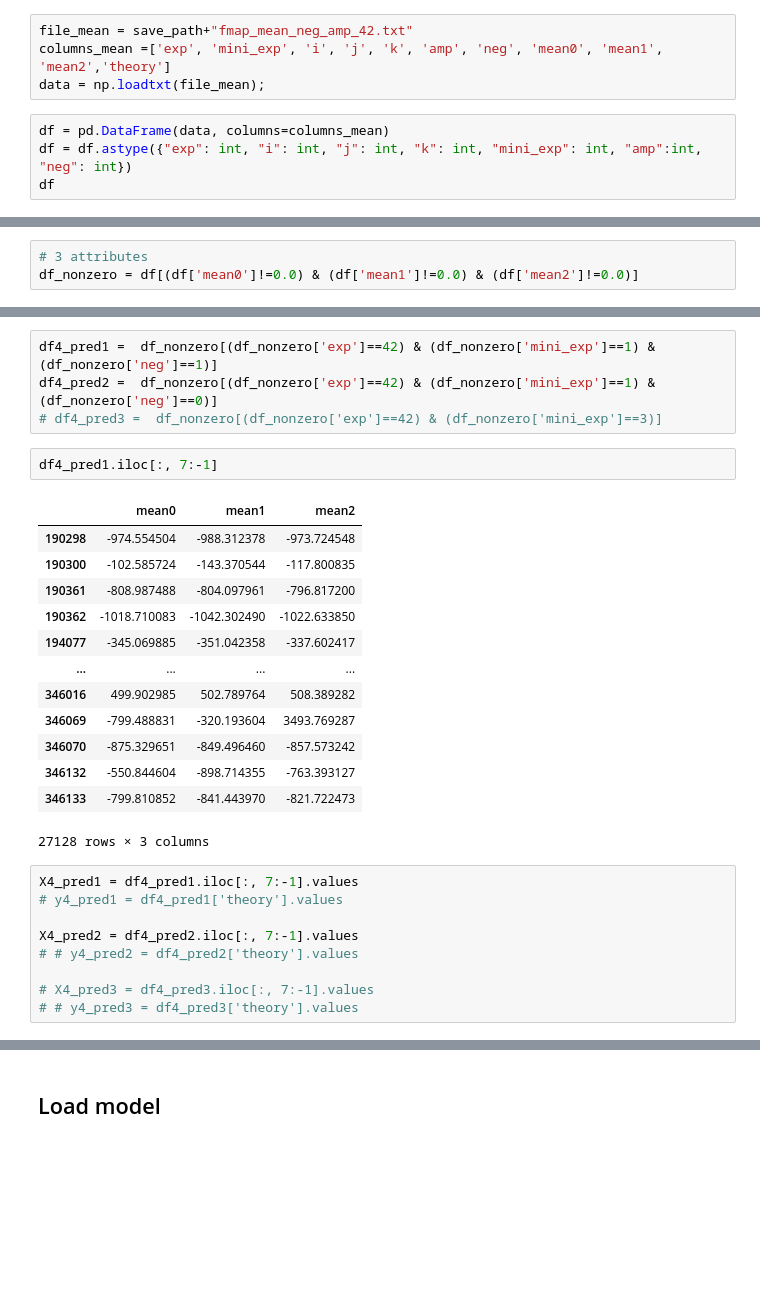
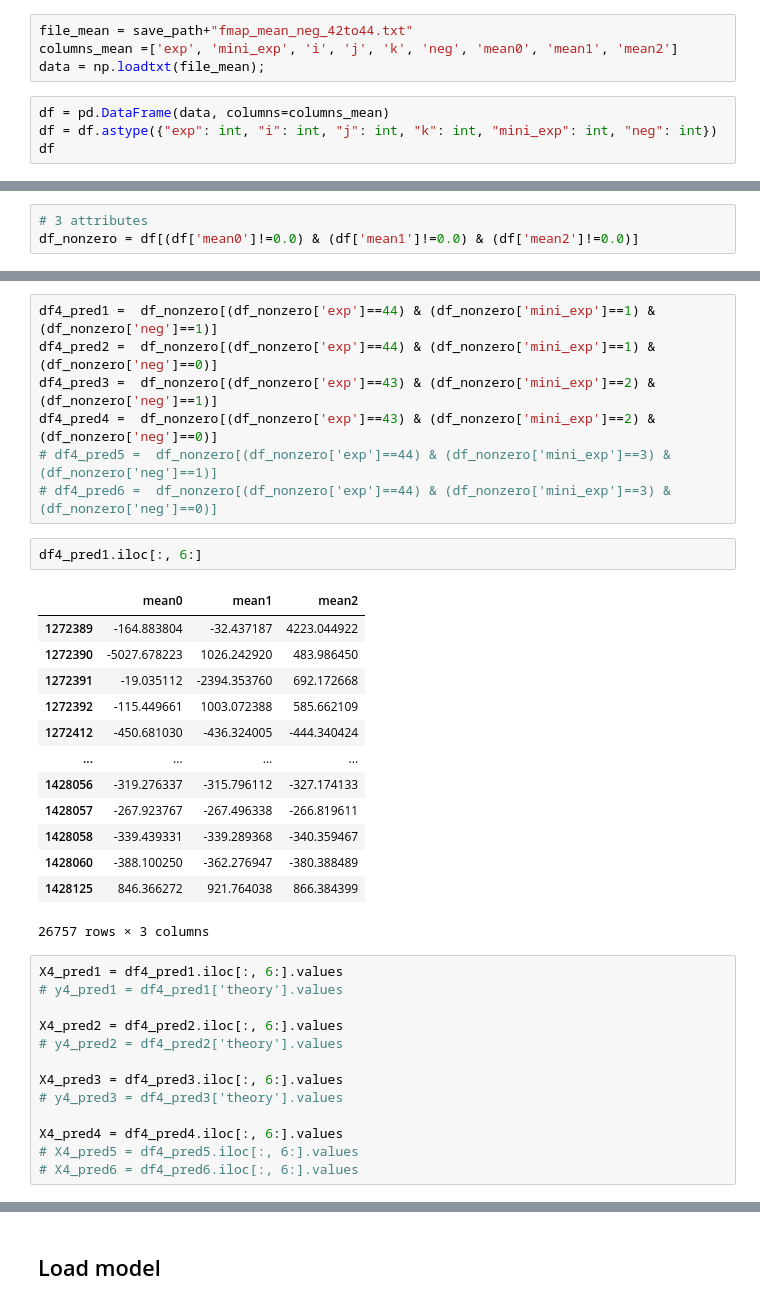
Before and after one commit to chikakoto/tdcs_thesis, a Jupyter notebook: notebooks/7.4_predict_sphere.ipynb, the cells around one changed output, grey strips where cells are left out. Drawn from its saved outputs; the diff is of its cells as text; blank space fills up the shorter version.

```diff
--- a/notebooks/7.4_predict_sphere.ipynb
+++ b/notebooks/7.4_predict_sphere.ipynb
@@ -53,11 +53,11 @@ df
 # %% [markdown]
 ## 3 attributes
 # %%
-file_mean = save_path+"fmap_mean_neg_amp_42.txt"
-columns_mean =['exp', 'mini_exp', 'i', 'j', 'k', 'amp', 'neg', 'mean0', 'mean1', 'mean2','theory']
+file_mean = save_path+"fmap_mean_neg_42to44.txt"
+columns_mean =['exp', 'mini_exp', 'i', 'j', 'k', 'neg', 'mean0', 'mean1', 'mean2']
 data = np.loadtxt(file_mean);
 # %%
 df = pd.DataFrame(data, columns=columns_mean)
-df = df.astype({"exp": int, "i": int, "j": int, "k": int, "mini_exp": int, "amp":int, "neg": int})
+df = df.astype({"exp": int, "i": int, "j": int, "k": int, "mini_exp": int, "neg": int})
 df
 # %% [output]
@@ -204,32 +197,39 @@ df_nonzero
 # %%
-df4_pred1 =  df_nonzero[(df_nonzero['exp']==42) & (df_nonzero['mini_exp']==1) & (df_nonzero['neg']==1)]
-df4_pred2 =  df_nonzero[(df_nonzero['exp']==42) & (df_nonzero['mini_exp']==1) & (df_nonzero['neg']==0)]
-# df4_pred3 =  df_nonzero[(df_nonzero['exp']==42) & (df_nonzero['mini_exp']==3)]
+df4_pred1 =  df_nonzero[(df_nonzero['exp']==44) & (df_nonzero['mini_exp']==1) & (df_nonzero['neg']==1)]
+df4_pred2 =  df_nonzero[(df_nonzero['exp']==44) & (df_nonzero['mini_exp']==1) & (df_nonzero['neg']==0)]
+df4_pred3 =  df_nonzero[(df_nonzero['exp']==43) & (df_nonzero['mini_exp']==2) & (df_nonzero['neg']==1)]
+df4_pred4 =  df_nonzero[(df_nonzero['exp']==43) & (df_nonzero['mini_exp']==2) & (df_nonzero['neg']==0)]
+# df4_pred5 =  df_nonzero[(df_nonzero['exp']==44) & (df_nonzero['mini_exp']==3) & (df_nonzero['neg']==1)]
+# df4_pred6 =  df_nonzero[(df_nonzero['exp']==44) & (df_nonzero['mini_exp']==3) & (df_nonzero['neg']==0)]
 # %%
-df4_pred1.iloc[:, 7:-1]
+df4_pred1.iloc[:, 6:]
 # %% [output]
 |  | mean0 | mean1 | mean2 |
-| 190298 | -974.554504 | -988.312378 | -973.724548 |
-| 190300 | -102.585724 | -143.370544 | -117.800835 |
-| 190361 | -808.987488 | -804.097961 | -796.817200 |
-| 190362 | -1018.710083 | -1042.302490 | -1022.633850 |
-| 194077 | -345.069885 | -351.042358 | -337.602417 |
+| 1272389 | -164.883804 | -32.437187 | 4223.044922 |
+| 1272390 | -5027.678223 | 1026.242920 | 483.986450 |
+| 1272391 | -19.035112 | -2394.353760 | 692.172668 |
+| 1272392 | -115.449661 | 1003.072388 | 585.662109 |
+| 1272412 | -450.681030 | -436.324005 | -444.340424 |
 | ... | ... | ... | ... |
-| 346016 | 499.902985 | 502.789764 | 508.389282 |
-| 346069 | -799.488831 | -320.193604 | 3493.769287 |
-| 346070 | -875.329651 | -849.496460 | -857.573242 |
-| 346132 | -550.844604 | -898.714355 | -763.393127 |
-| 346133 | -799.810852 | -841.443970 | -821.722473 |
+| 1428056 | -319.276337 | -315.796112 | -327.174133 |
+| 1428057 | -267.923767 | -267.496338 | -266.819611 |
+| 1428058 | -339.439331 | -339.289368 | -340.359467 |
+| 1428060 | -388.100250 | -362.276947 | -380.388489 |
+| 1428125 | 846.366272 | 921.764038 | 866.384399 |
-27128 rows × 3 columns
+26757 rows × 3 columns
 # %%
-X4_pred1 = df4_pred1.iloc[:, 7:-1].values
+X4_pred1 = df4_pred1.iloc[:, 6:].values
 # y4_pred1 = df4_pred1['theory'].values
 
-X4_pred2 = df4_pred2.iloc[:, 7:-1].values
-# # y4_pred2 = df4_pred2['theory'].values
+X4_pred2 = df4_pred2.iloc[:, 6:].values
+# y4_pred2 = df4_pred2['theory'].values
 
-# X4_pred3 = df4_pred3.iloc[:, 7:-1].values
-# # y4_pred3 = df4_pred3['theory'].values
+X4_pred3 = df4_pred3.iloc[:, 6:].values
+# y4_pred3 = df4_pred3['theory'].values
+
+X4_pred4 = df4_pred4.iloc[:, 6:].values
+# X4_pred5 = df4_pred5.iloc[:, 6:].values
+# X4_pred6 = df4_pred6.iloc[:, 6:].values
 # %%
 print(X4_pred1.shape)
 print(X4_pred2.shape)
```
Also changed, not shown: parts of 18 cells of this notebook, 5 other files.
